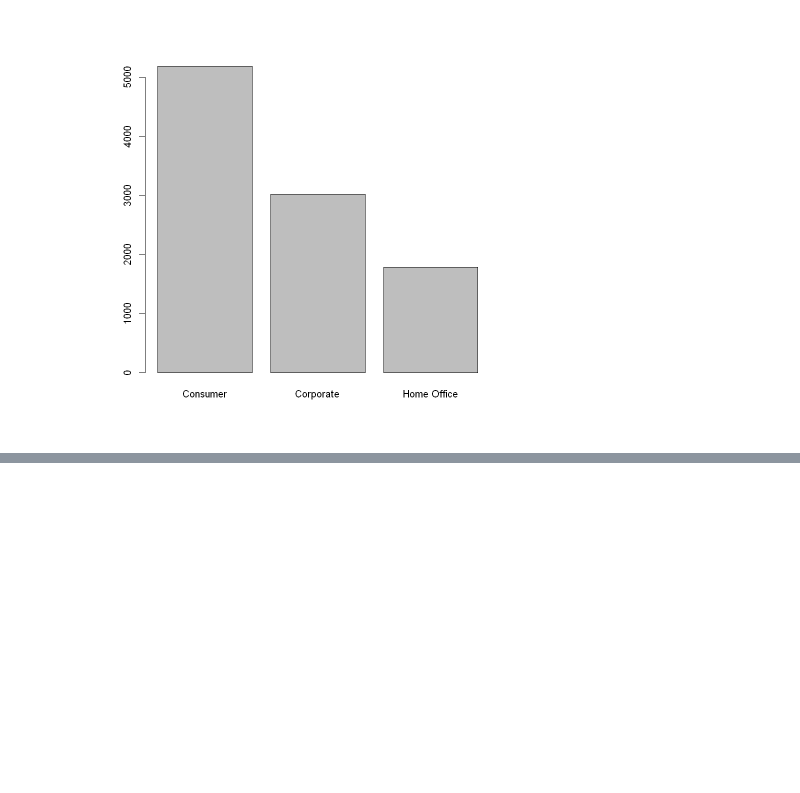
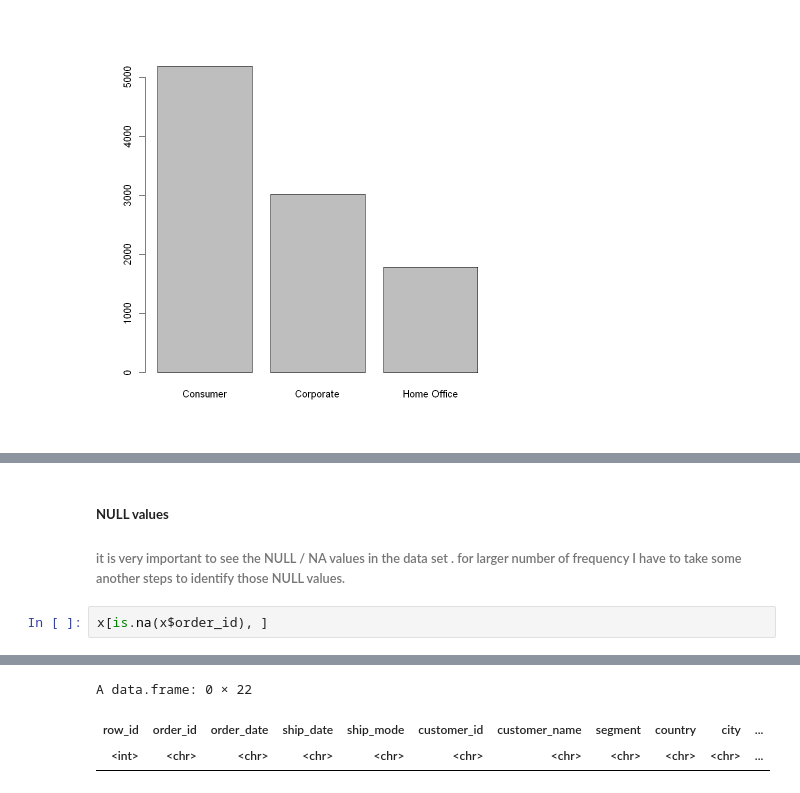
Before and after one commit to ayan27999/codeone, a Jupyter notebook: R_dataAnalysis.ipynb, the cells around one changed output, grey strips where cells are left out. Cells and saved outputs as stored; diff of their text form; blank space fills up the shorter version.

Commit message:
R_dataAnalysis

```diff
--- a/R_dataAnalysis.ipynb
+++ b/R_dataAnalysis.ipynb
@@ -108,0 +258,6 @@ barplot(sort(table(x$segment),decreasing = TRUE))
+# %% [markdown]
+##### **NULL values**
+###### it is very important to see the NULL / NA values in the data set . for larger number of frequency I have to take some another steps to identify those NULL values.
+# %%
+x[is.na(x$order_id), ]
+# %% [output]
@@ -108,0 +272,3 @@ barplot(sort(table(x$segment),decreasing = TRUE))
+A data.frame: 0 × 22
+| row_id | order_id | order_date | ship_date | ship_mode | customer_id | customer_name | segment | country | city | ... |
+| <int> | <chr> | <chr> | <chr> | <chr> | <chr> | <chr> | <chr> | <chr> | <chr> | ... |
```
Also changed, not shown: parts of 19 cells of this notebook.
